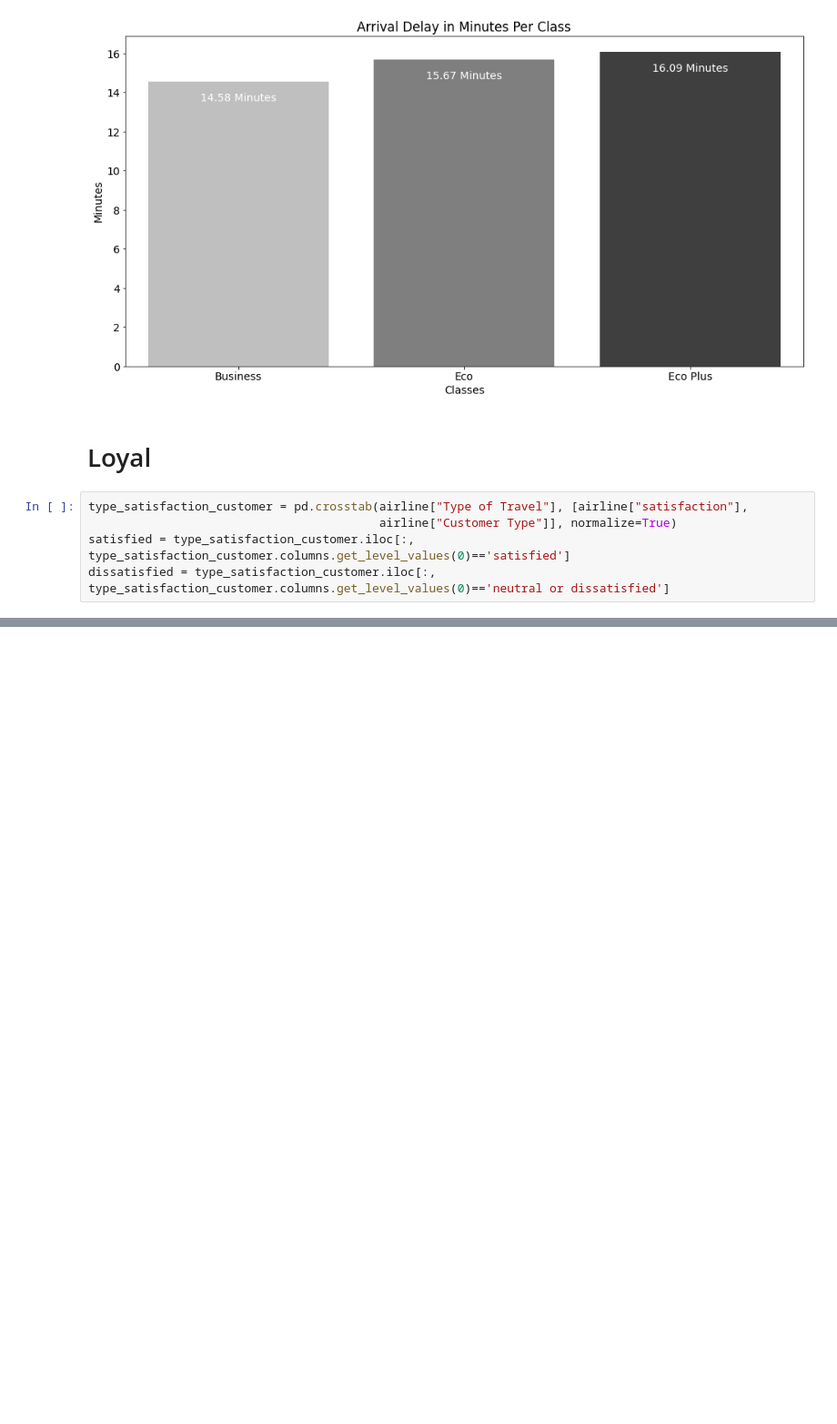
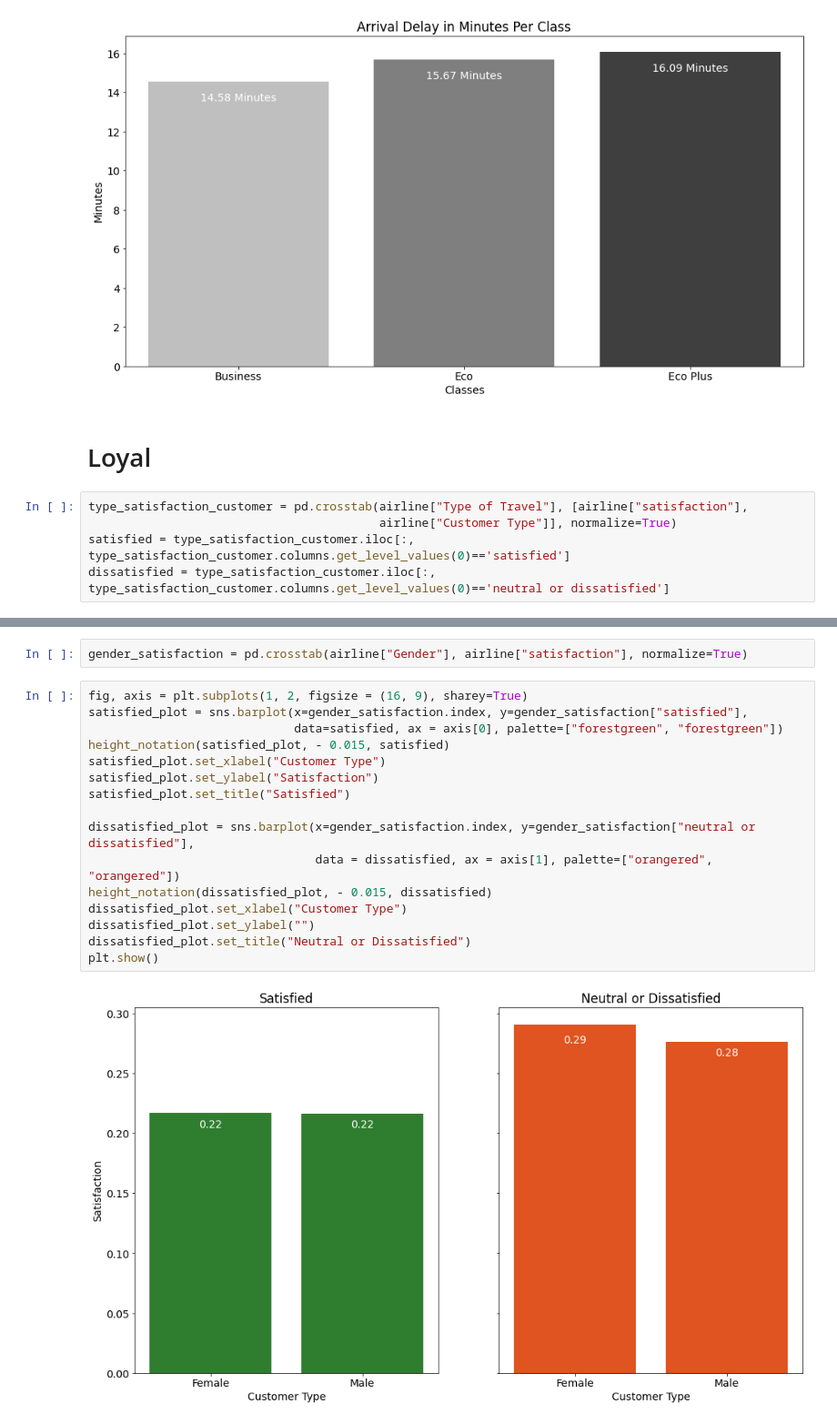
Before and after one commit to SoroushGhaderi/Exploratory_Data_Analysis_Machine_Learning_Projects, a Jupyter notebook: Airline.ipynb, the cells around one changed output, grey strips where cells are left out. Shown at 91% size. Drawn from its saved outputs; the diff is of its cells as text; blank space fills up the shorter version.

```diff
--- a/Airline.ipynb
+++ b/Airline.ipynb
@@ -191,0 +199,20 @@ pd.crosstab(airline["satisfaction"], airline["Customer Type"])
+# %%
+gender_satisfaction = pd.crosstab(airline["Gender"], airline["satisfaction"], normalize=True)
+# %%
+fig, axis = plt.subplots(1, 2, figsize = (16, 9), sharey=True)
+satisfied_plot = sns.barplot(x=gender_satisfaction.index, y=gender_satisfaction["satisfied"],
+                             data=satisfied, ax = axis[0], palette=["forestgreen", "forestgreen"])
+height_notation(satisfied_plot, - 0.015, satisfied)
+satisfied_plot.set_xlabel("Customer Type")
+satisfied_plot.set_ylabel("Satisfaction")
+satisfied_plot.set_title("Satisfied")
+
+dissatisfied_plot = sns.barplot(x=gender_satisfaction.index, y=gender_satisfaction["neutral or dissatisfied"],
+                                data = dissatisfied, ax = axis[1], palette=["orangered", "orangered"])
+height_notation(dissatisfied_plot, - 0.015, dissatisfied)
+dissatisfied_plot.set_xlabel("Customer Type")
+dissatisfied_plot.set_ylabel("")
+dissatisfied_plot.set_title("Neutral or Dissatisfied")
+plt.show()
+# %% [output]
+[figure, added]
```
Also changed, not shown: parts of 14 cells of this notebook.
